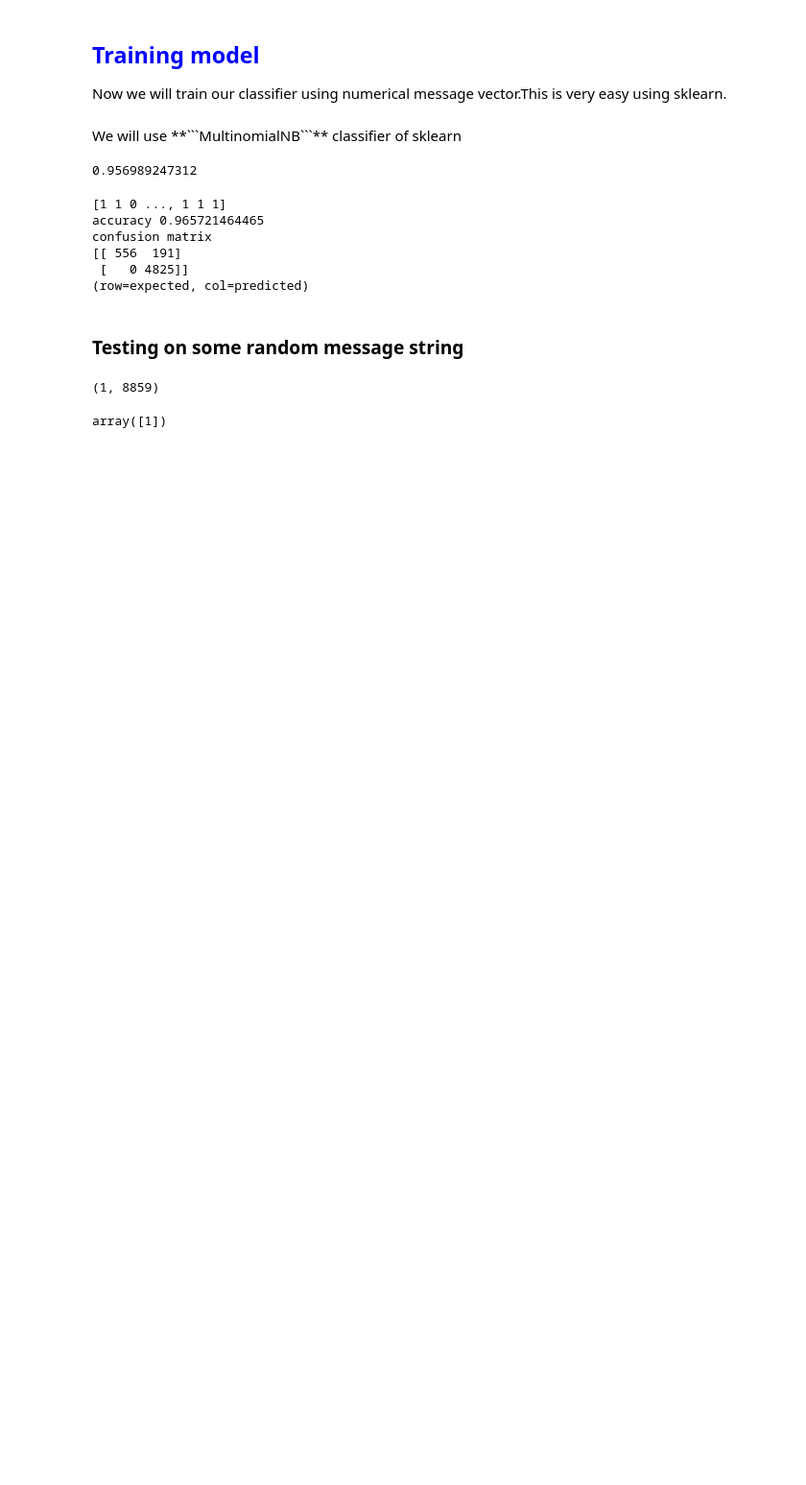
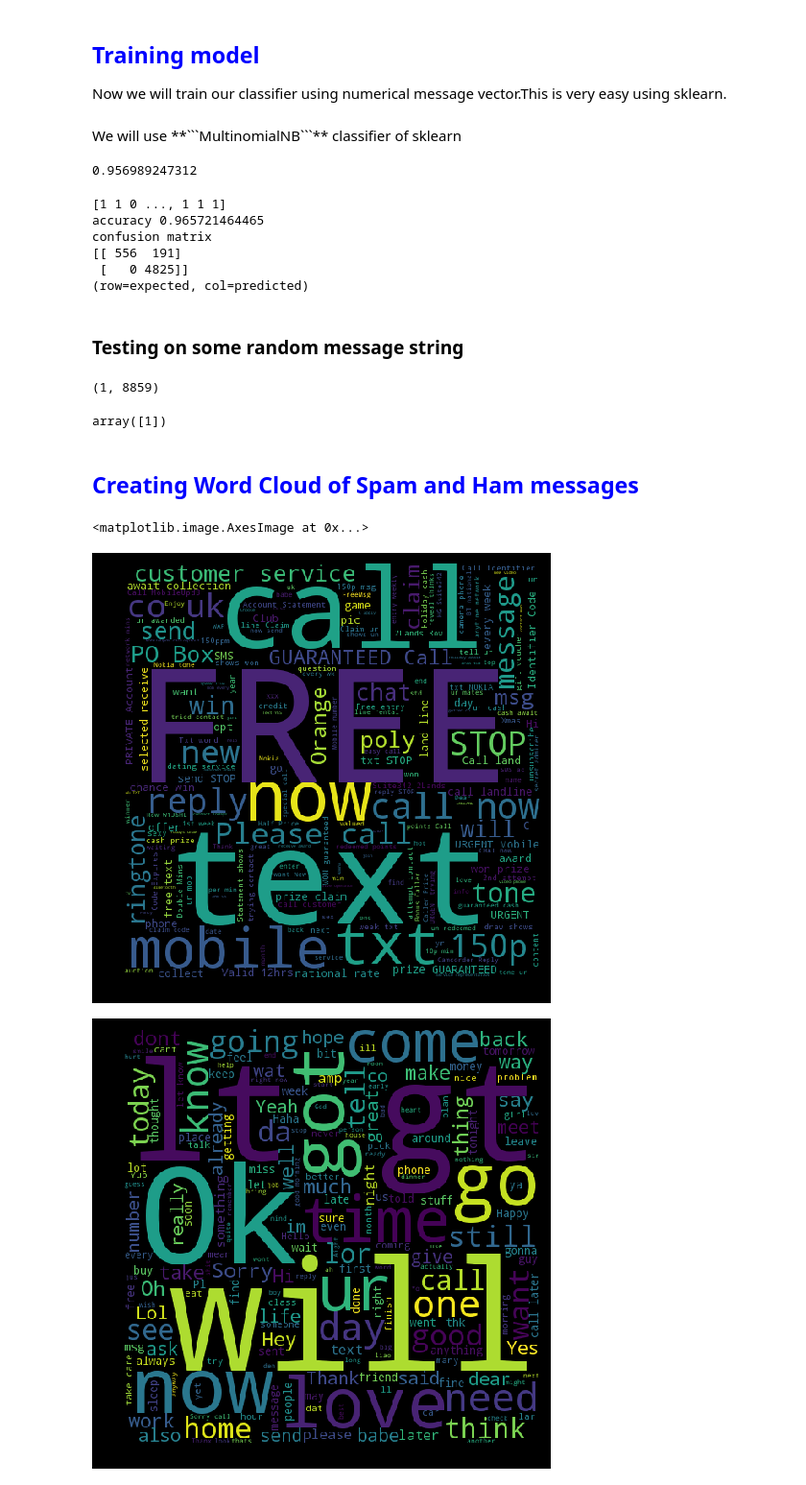
Before and after one commit to surya-veer/SpamHam-Filter, a Jupyter notebook: Spam_filter.ipynb, the cells around one changed output. Shown at 96% size. Drawn from its saved outputs; the diff is of its cells as text; code cells hidden in the pictures; blank space fills up the shorter version.

Commit message:
Adding wordcloud of spam and ham

```diff
--- a/Spam_filter.ipynb
+++ b/Spam_filter.ipynb
@@ -302,3 +303,21 @@ clf.test(X)
 # %% [output]
 (1, 8859)
 array([1])
+# %% [markdown]
+<h2 style="color:blue">Creating Word Cloud of Spam and Ham messages</h2>
+# %%
+#spam  = 0 , Ham = 1 generating spam hand ham wordlist
+spam_wl = ' '.join(list(df[df['status']==0]['message']))
+ham_wl = ' '.join(list(df[df['status']==1]['message']))
+# %%
+spam_wc = WordCloud(width=512,height=512).generate(spam_wl)
+ham_wc = WordCloud(width=512,height=512).generate(ham_wl)
+# %%
+plt.figure(figsize=(10,8),facecolor='k')
+plt.imshow(spam_wc)
+plt.figure(figsize=(10,8),facecolor='k')
+plt.imshow(ham_wc)
+# %% [output]
+<matplotlib.image.AxesImage at 0x...>
+[figure, added]
+[figure, added]
```
Also changed, not shown: parts of 1 cell of this notebook.
